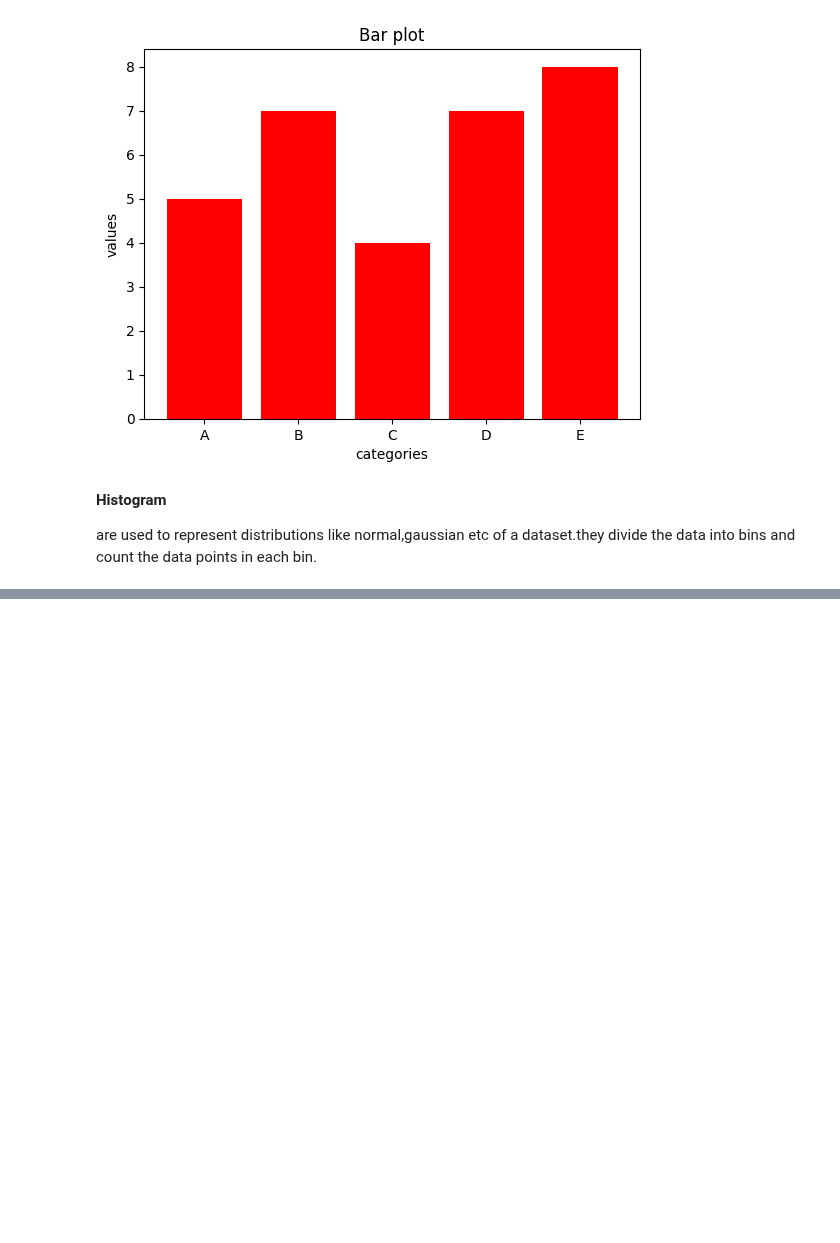
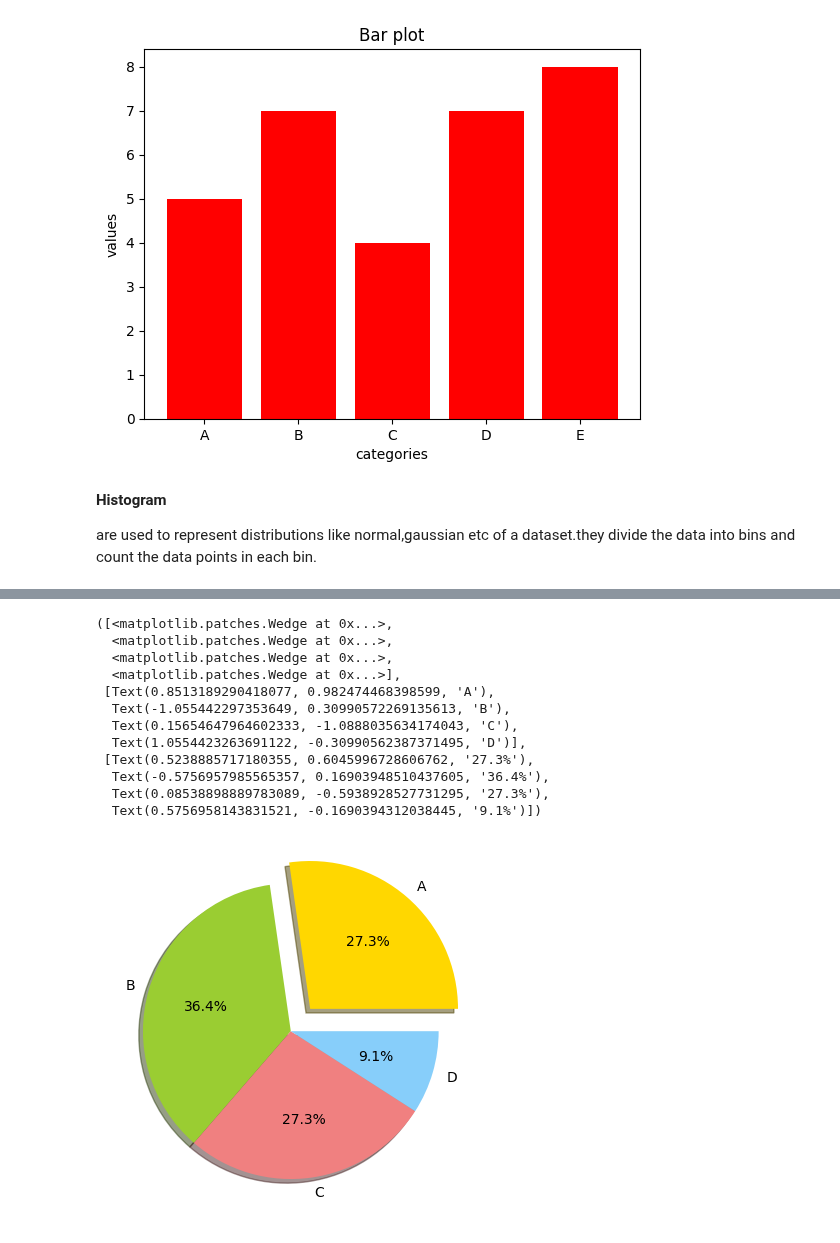
Before and after one commit to navyasrithota2006/complete_hands_on_ML, a Jupyter notebook: matplotlib/intro.ipynb, the cells around one changed output, grey strips where cells are left out. Cells and saved outputs as stored; diff of their text form; code cells hidden in the pictures; blank space fills up the shorter version.

```diff
--- a/matplotlib/intro.ipynb
+++ b/matplotlib/intro.ipynb
@@ -83,0 +92,26 @@ plt.hist(data,bins = 5)  #wanted to create 5 bins
+# %%
+#pie chart
+
+labels = ['A','B','C','D']
+sizes = [30,40,30,10]
+colors = ['gold','yellowgreen','lightcoral','lightskyblue']
+explode = (0.2,0,0,0)  #check this is in paranthesis
+
+#create pie chart
+plt.pie(sizes,explode=explode,labels=labels,colors = colors,autopct = "%1.1f%%",shadow = True)  #autopct is the format of like atleast one digit should be there before and after the decimal
+
+##explodes which takes out a part of pie chart and keep it different
+# %% [output]
+([<matplotlib.patches.Wedge at 0x...>,
+  <matplotlib.patches.Wedge at 0x...>,
+  <matplotlib.patches.Wedge at 0x...>,
+  <matplotlib.patches.Wedge at 0x...>],
+ [Text(0.8513189290418077, 0.982474468398599, 'A'),
+  Text(-1.055442297353649, 0.30990572269135613, 'B'),
+  Text(0.15654647964602333, -1.0888035634174043, 'C'),
+  Text(1.0554423263691122, -0.30990562387371495, 'D')],
+ [Text(0.5238885717180355, 0.6045996728606762, '27.3%'),
+  Text(-0.5756957985565357, 0.16903948510437605, '36.4%'),
+  Text(0.08538898889783089, -0.5938928527731295, '27.3%'),
+  Text(0.5756958143831521, -0.1690394312038445, '9.1%')])
+[figure, added]
```
Also changed, not shown: parts of 9 cells of this notebook, 1 other file.
